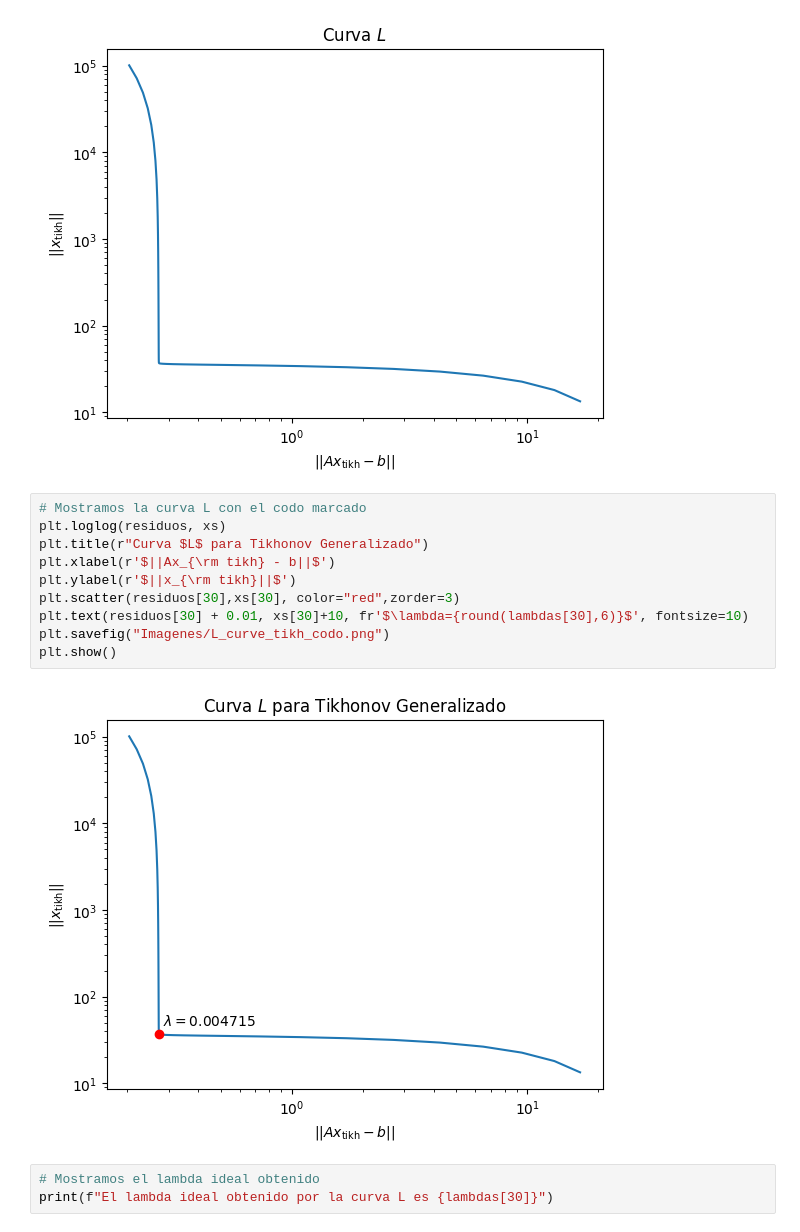
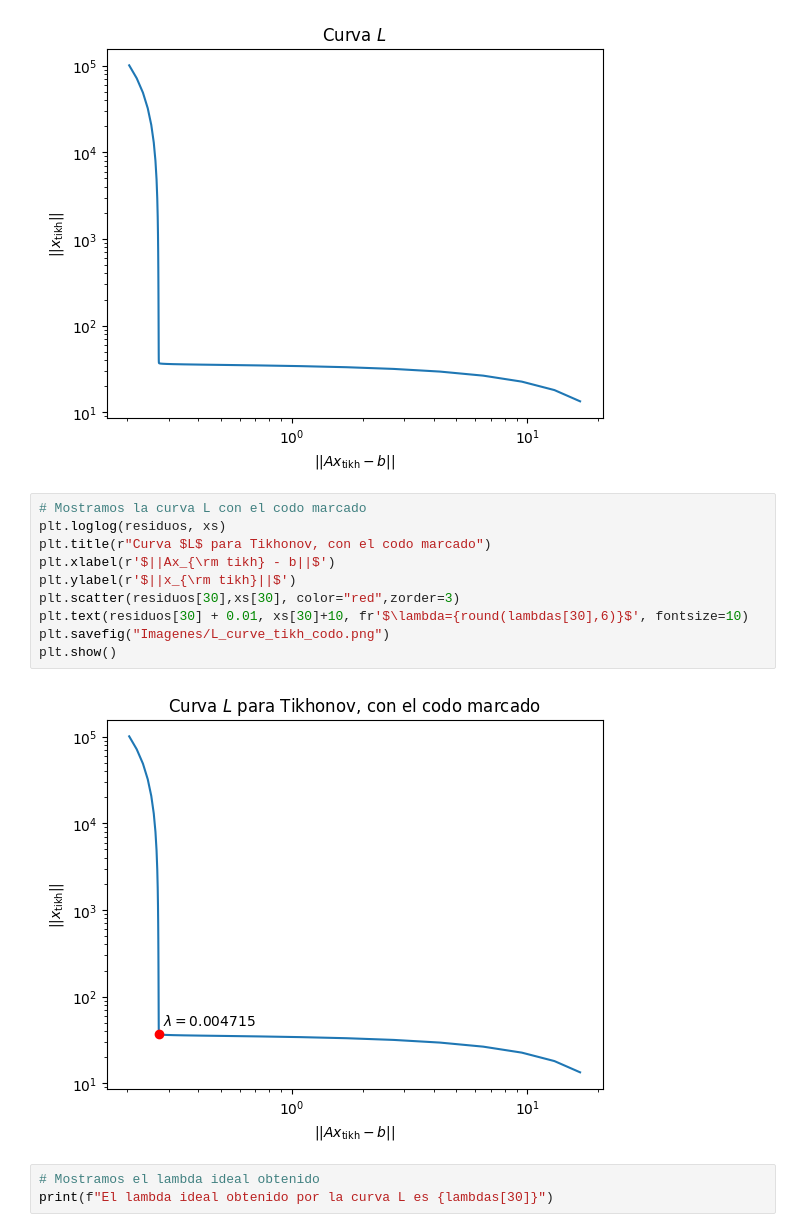
Before and after one commit to faustomartinez/trabajo-problemas-inversos, a Jupyter notebook: codigo.ipynb, the cells around one changed output. Cells and saved outputs as stored; diff of their text form.

Commit message:
Modifico imagen

```diff
--- a/codigo.ipynb
+++ b/codigo.ipynb
@@ -601,15 +601,15 @@ plt.show()
 # %%
 # Mostramos la curva L con el codo marcado
 plt.loglog(residuos, xs)
-plt.title(r"Curva $L$ para Tikhonov Generalizado")
+plt.title(r"Curva $L$ para Tikhonov, con el codo marcado")
 plt.xlabel(r'$||Ax_{\rm tikh} - b||$')
 plt.ylabel(r'$||x_{\rm tikh}||$')
 plt.scatter(residuos[30],xs[30], color="red",zorder=3)
 plt.text(residuos[30] + 0.01, xs[30]+10, fr'$\lambda={round(lambdas[30],6)}$', fontsize=10)
 plt.savefig("Imagenes/L_curve_tikh_codo.png")
 plt.show()
 # %% [output]
-[figure, old version]
+[figure, new version]
 # %%
 # Mostramos el lambda ideal obtenido
 print(f"El lambda ideal obtenido por la curva L es {lambdas[30]}")
```
Also changed, not shown: parts of 5 cells of this notebook, 1 other file.
